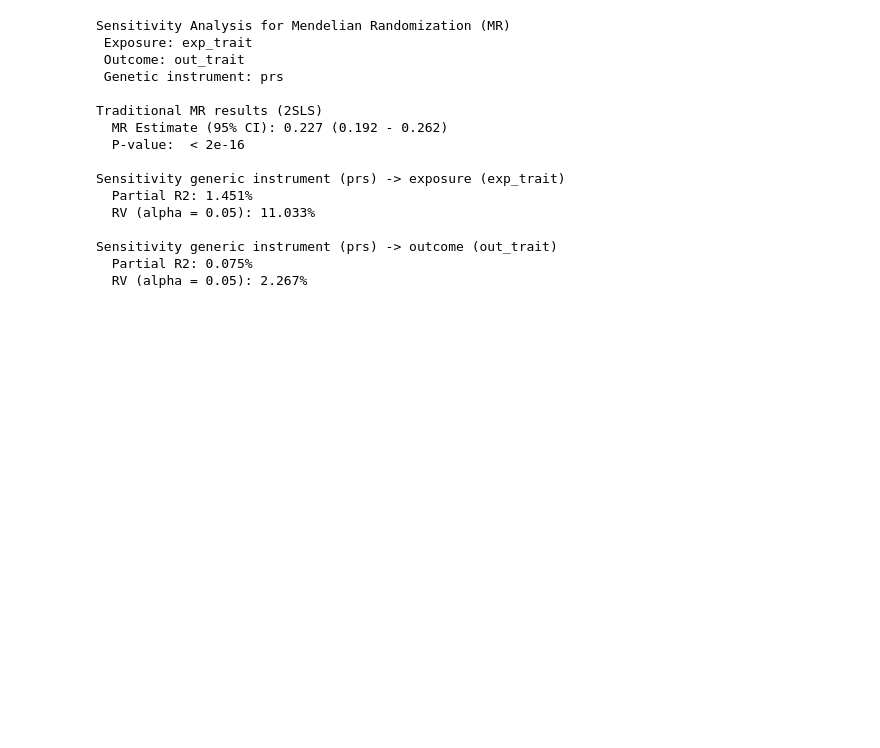
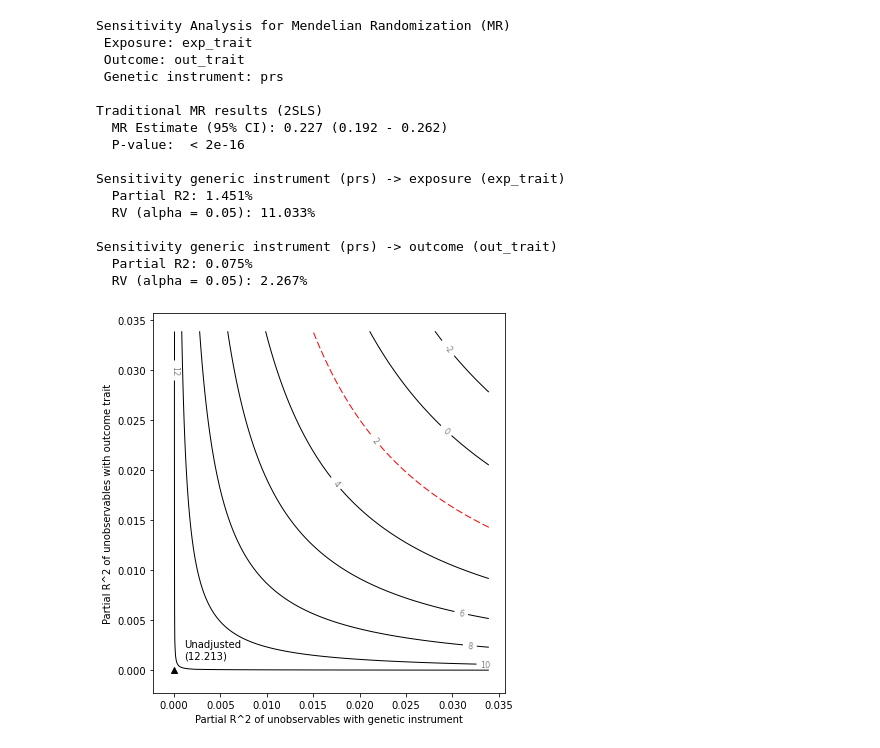
Before and after one commit to nlapier2/mrsensemakr, a Jupyter notebook: example.ipynb, the cells around one changed output. Drawn from its saved outputs; the diff is of its cells as text; code cells hidden in the pictures; blank space fills up the shorter version.

Commit message:
fixed plotting bugs in example script

```diff
--- a/example.ipynb
+++ b/example.ipynb
@@ -45,6 +45,6 @@ Sensitivity generic instrument (prs) -> outcome (out_trait)
   RV (alpha = 0.05): 2.267%
 # %%
 # make MR sensitivity contour plots
-# from importlib import reload
-# reload(mr_plots)
-# mr_plots.plot_mr_sensemakr(mr_sense, var_type='outcome')
+mr_plots.plot_mr_sensemakr(mr_sense, var_type='outcome')
+# %% [output]
+[figure, added]
```
Also changed, not shown: parts of 1 cell of this notebook, 1 other file.
